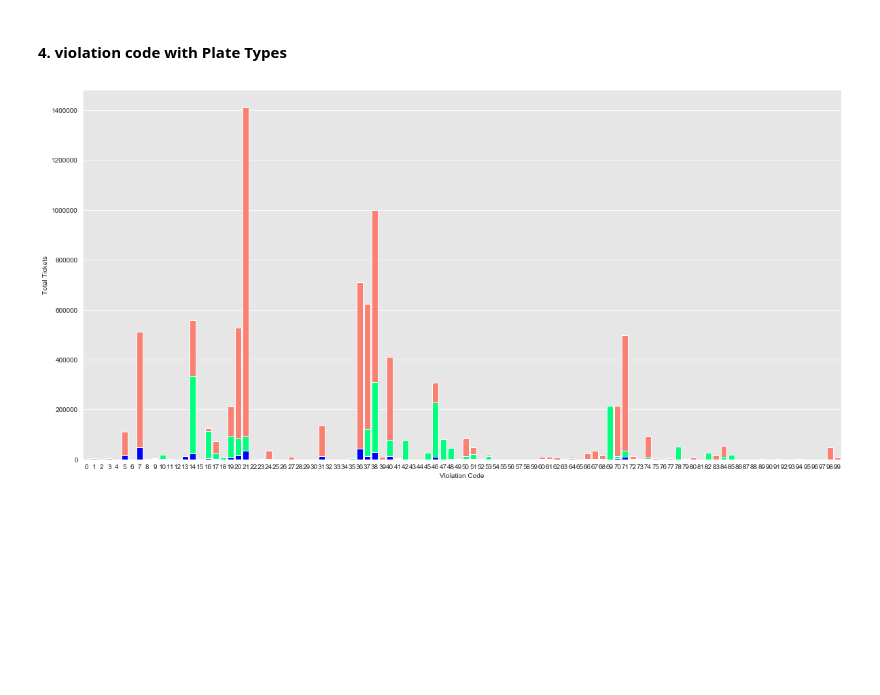
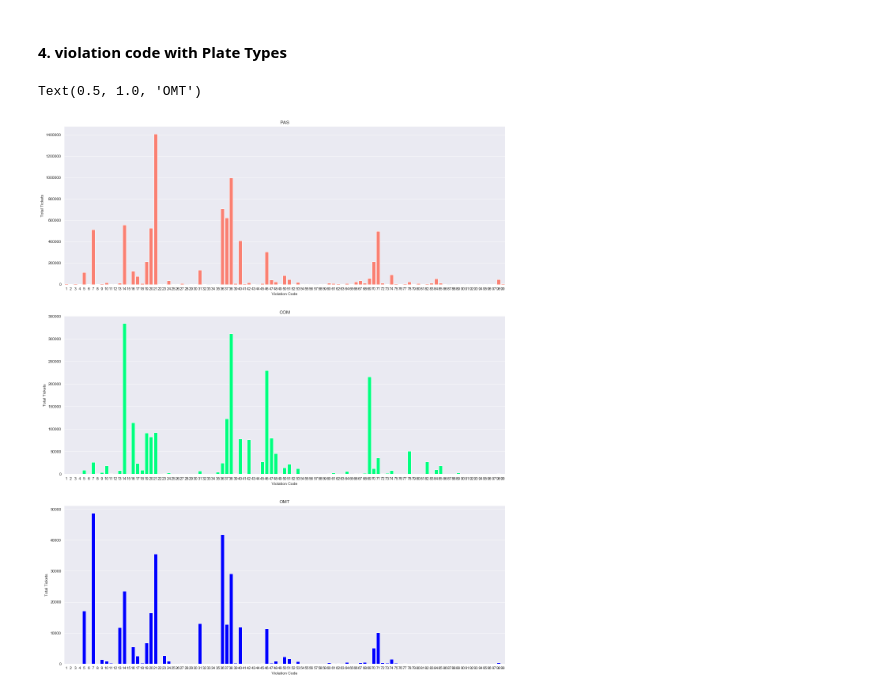
Before and after one commit to siuyik11/NYC_parking_ticket_analysis, a Jupyter notebook: NYC_parking_ticket_analysis.ipynb, the cells around one changed output. Cells and saved outputs as stored; diff of their text form; code cells hidden in the pictures; blank space fills up the shorter version.

```diff
--- a/NYC_parking_ticket_analysis.ipynb
+++ b/NYC_parking_ticket_analysis.ipynb
@@ -111,21 +98,32 @@ fig4 = sns.heatmap(Date_PT_TotalTX, vmax = 200000, linewidths = 1, linecolor = '
 #### 4. violation code with Plate Types
 # %%
 Date_VCode_PT_TotalTX = raw_data[['Issue Date','Violation Code','Plate Type','Summons Number']]
-
 # Fill any N/A with number string "N/A"
 Date_VCode_PT_TotalTX = Date_VCode_PT_TotalTX.fillna("not_valid")
-
 Date_VCode_PT_TotalTX = Date_VCode_PT_TotalTX.groupby(['Issue Date','Plate Type','Violation Code'], as_index = False).count()
-
 Date_VCode_PT_TotalTX['Issue Date'] = pd.to_datetime(Date_VCode_PT_TotalTX['Issue Date'])
-
 Date_VCode_PT_TotalTX = Date_VCode_PT_TotalTX.set_index('Issue Date')
-
 Date_VCode_PT_TotalTX = Date_VCode_PT_TotalTX.loc[start_date:end_date]
-
 Date_VCode_PT_TotalTX = Date_VCode_PT_TotalTX.loc[Date_VCode_PT_TotalTX['Plate Type'] != '999']
 
 VCode_PT_TotalTX = Date_VCode_PT_TotalTX.groupby(['Violation Code', 'Plate Type']).sum().reset_index()
-
 VCode_PT_TotalTX = VCode_PT_TotalTX.fillna(0)
 VCode_PT_TotalTX = VCode_PT_TotalTX.rename(columns = {'Summons Number' : 'Total Tickets'})
+
+VCode_PAS_TotalTX = VCode_PT_TotalTX[VCode_PT_TotalTX['Plate Type'] == 'PAS']
+VCode_COM_TotalTX = VCode_PT_TotalTX[VCode_PT_TotalTX['Plate Type'] == 'COM']
+VCode_OMT_TotalTX = VCode_PT_TotalTX[VCode_PT_TotalTX['Plate Type'] == 'OMT']
+
+plt.figure(figsize = (20,25))
+ax1 = plt.subplot(311)
+sns.barplot(x="Violation Code", y="Total Tickets", data=VCode_PAS_TotalTX, color = 'salmon', saturation = 1, ax = ax1, order = list(range(1,100)))
+plt.title('PAS',)
+ax2 = plt.subplot(312)
+sns.barplot(x="Violation Code", y="Total Tickets", data=VCode_COM_TotalTX, color = 'springgreen', saturation = 1, ax = ax2, order = list(range(1,100)))
+plt.title('COM')
+ax3 = plt.subplot(313)
+sns.barplot(x="Violation Code", y="Total Tickets", data=VCode_OMT_TotalTX, color = 'b', saturation = 1, ax = ax3, order = list(range(1,100)))
+plt.title('OMT')
+# %% [output]
+Text(0.5, 1.0, 'OMT')
+[figure, added]
@@ -136,8 +129,0 @@ VCode_OMT_TotalTX = VCode_PT_TotalTX[VCode_PT_TotalTX['Plate Type'] == 'OMT']
-# %%
-plt.figure(figsize = (20,10))
-fig5 = sns.barplot(x="Violation Code", y="Total Tickets", data=VCode_PAS_TotalTX, color = 'salmon', saturation = 1, order = list(range(100)))
-fig5 = sns.barplot(x="Violation Code", y="Total Tickets", data=VCode_COM_TotalTX, color = 'springgreen', saturation = 1, ax = fig5, order = list(range(100)))
-fig5 = sns.barplot(x="Violation Code", y="Total Tickets", data=VCode_OMT_TotalTX, color = 'b', saturation = 1, ax = fig5, order = list(range(100)))
-fig5 = sns.set_style({"axes.facecolor": "0.9"})
-# %% [output]
-[figure, removed]
```
Also changed, not shown: parts of 14 cells of this notebook, 1 other file.
